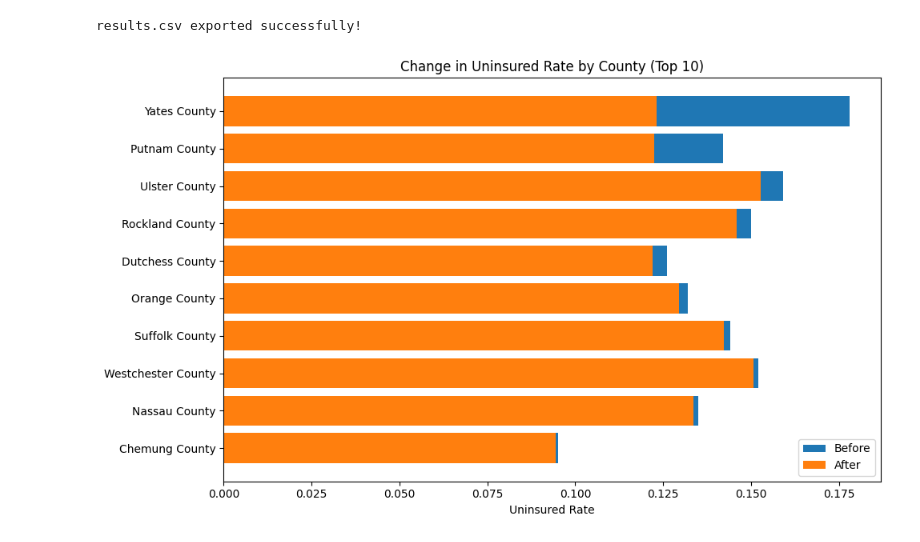
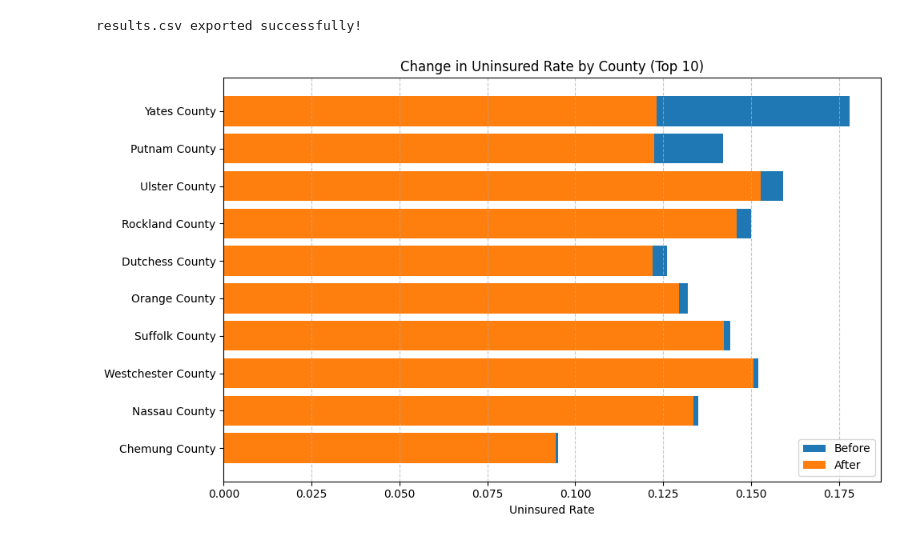
Before and after one commit to Rodriguez-Juan-S/ORIE4820_Project, a Jupyter notebook: ORIE_4820_Capstone.ipynb, the cells around one changed output. Cells and saved outputs as stored; diff of their text form; code cells hidden in the pictures.

```diff
--- a/ORIE_4820_Capstone.ipynb
+++ b/ORIE_4820_Capstone.ipynb
@@ -25,0 +8,4 @@ df = pd.read_csv("NewYork_SAHIE_PivotTable.csv")
+# %%
+# read excel file
+df = pd.read_excel("NewYork_SAHIE_PivotTable.xlsx", sheet_name="NewYork_SAHIE_Combined")
+# df = pd.read_csv("NewYork_SAHIE_PivotTable.csv") # uncomment if using a csv (I'm using excel)
@@ -26,32 +57,6 @@ df = pd.read_csv("NewYork_SAHIE_PivotTable.csv")
 # %%
-# Filter
-df = df[
-    (df["agecat"] == 5) &   # 21–64
-    (df["racecat"] == 0) &  # all races
-    (df["sexcat"] == 0) &   # both sexes
-    (df["iprcat"] == 1) &    # low-income (<=200% poverty)
-    (df["year"] == 2023)
-]
-
-# Keep relevant columns
-df = df[["countyfips", "county_name", "NUI", "PCTUI", "NIPR"]].copy()
-
-# Normalize PCTUI (convert from % to fraction)
-df["PCTUI"] = df["PCTUI"] / 100.0
-
-# Paramters
-B = 1000          # total budget
-K = 10            # max number of counties to target
-M = 100           # big-M (max allocation per county)
-k = 10            # scaling factor for effectiveness
-
-# Compute alpha (effectiveness)
-df["alpha"] = k * df["PCTUI"]
-
-counties = df.index.tolist()
-
-# --- SOLVER ---
-solver = pywraplp.Solver.CreateSolver("SCIP")
+# Create Solver
+solver = pywraplp.Solver.CreateSolver("gurobi")
 
 # Decision variables
 x = {}
@@ -61,12 +66,12 @@ for i in counties:
     x[i] = solver.NumVar(0, M, f"x_{i}")      # resource allocation
     y[i] = solver.BoolVar(f"y_{i}")           # select county
 
-# --- OBJECTIVE ---
+# Objective
 solver.Maximize(
     solver.Sum(df.loc[i, "alpha"] * x[i] for i in counties)
 )
 
-# --- CONSTRAINTS ---
+# Constraints
 
 # Budget
 solver.Add(solver.Sum(x[i] for i in counties) <= B)
@@ -167,9 +172,6 @@ print('results.csv exported successfully!')
 # %% [output]
 results.csv exported successfully!
 # %%
-import matplotlib.pyplot as plt
-import numpy as np
-
 # Clean county names
 plot_df = results_df.copy()
 plot_df["county"] = plot_df["county"].str.strip()
@@ -177,32 +179,32 @@ plot_df["county"] = plot_df["county"].str.strip()
 # Remove any blank rows
 plot_df = plot_df[plot_df["county"] != ""]
 
 # Compute reduction
 plot_df["reduction"] = plot_df["old_pct"] - plot_df["new_pct"]
 
 # Take top 10 most impacted counties
 plot_df = plot_df.sort_values(by="reduction", ascending=False).head(10)
 
 # Reverse for better plotting order
 plot_df = plot_df[::-1]
 
 # Positions
 y = np.arange(len(plot_df))
 
 # Plot
 plt.figure(figsize=(10,6))
 
 plt.barh(y, plot_df["old_pct"], label="Before")
 plt.barh(y, plot_df["new_pct"], label="After")
 
 # Labels
 plt.yticks(y, plot_df["county"])
 plt.xlabel("Uninsured Rate")
 plt.title("Change in Uninsured Rate by County (Top 10)")
 
 plt.legend()
-
+plt.grid(axis='x', linestyle='--', alpha=0.7)
 plt.tight_layout()
 plt.show()
 # %% [output]
-[figure, old version]
+[figure, new version]
```
Also changed, not shown: parts of 6 cells of this notebook, 1 other file.
